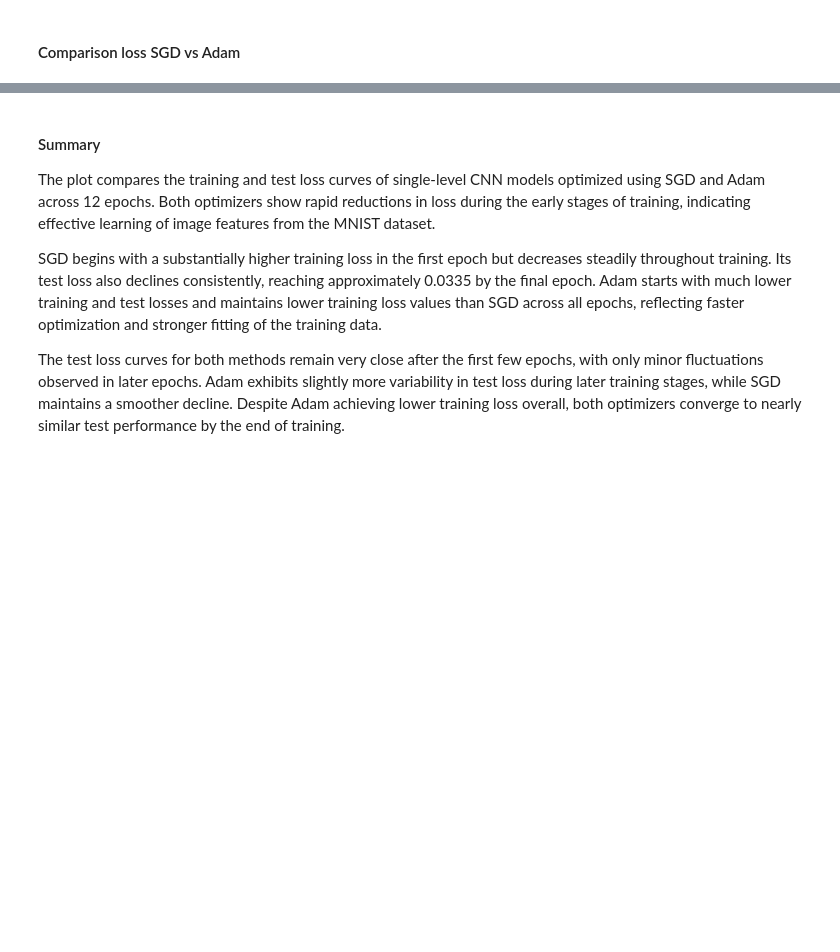
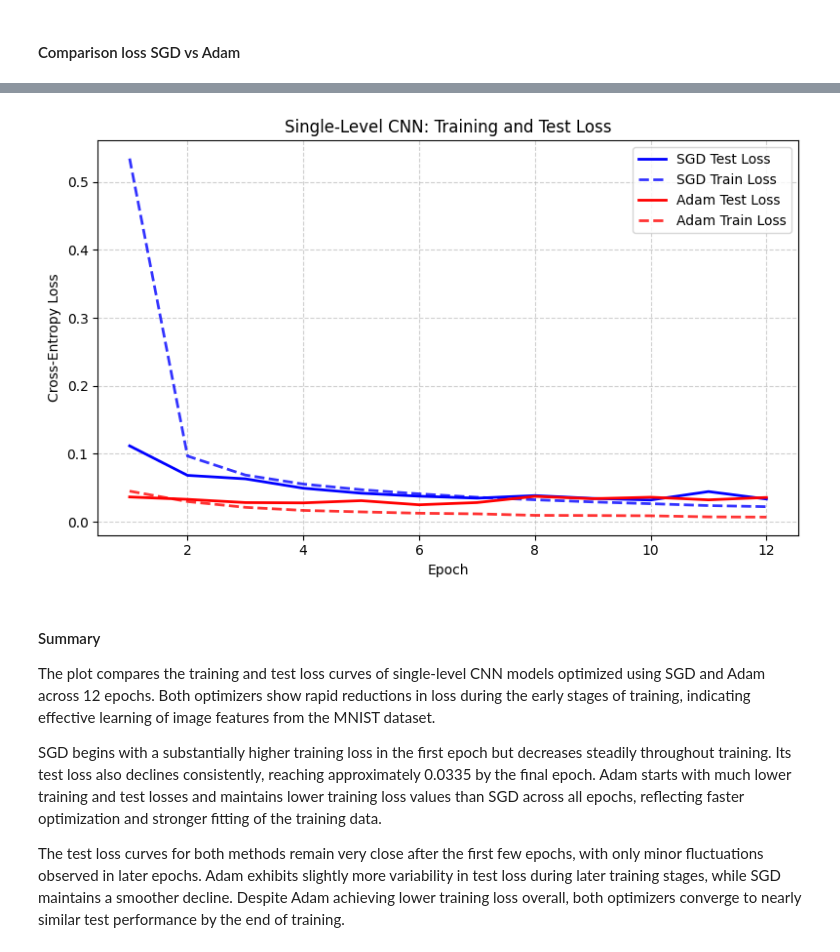
Before and after one commit to Edwin-Kutsushi/computational_ml_project, a Jupyter notebook: notebooks/01_mnist_analysis.ipynb, the cells around one changed output, grey strips where cells are left out. Cells and saved outputs as stored; diff of their text form; code cells hidden in the pictures; blank space fills up the shorter version.

```diff
--- a/notebooks/01_mnist_analysis.ipynb
+++ b/notebooks/01_mnist_analysis.ipynb
@@ -485,3 +450,64 @@ plt.show()
+# %%
+plt.figure(figsize=(8, 5))
+
+# SGD
+plt.plot(
+    epochs,
+    single_results["test_loss"],
+    color="blue",
+    linestyle="-",
+    linewidth=2,
+    label="SGD Test Loss"
+)
+
+plt.plot(
+    epochs,
+    single_results["train_loss"],
+    color="blue",
+    linestyle="--",
+    linewidth=2,
+    alpha=0.8,
+    label="SGD Train Loss"
+)
+
+# Adam
+plt.plot(
+    epochs,
+    adam_results["test_loss"],
+    color="red",
+    linestyle="-",
+    linewidth=2,
+    label="Adam Test Loss"
+)
+
+plt.plot(
+    epochs,
+    adam_results["train_loss"],
+    color="red",
+    linestyle="--",
+    linewidth=2,
+    alpha=0.8,
+    label="Adam Train Loss"
+)
+
+plt.xlabel("Epoch")
+plt.ylabel("Cross-Entropy Loss")
+plt.title("Single-Level CNN: Training and Test Loss")
+
+plt.legend()
+plt.grid(True, linestyle="--", alpha=0.6)
+
+plt.tight_layout()
+
+plt.savefig(
+    mnist_fig_dir / "single_level_cnn_sgd_vs_adam_loss.png",
+    dpi=300,
+    bbox_inches="tight"
+)
+
+plt.show()
+# %% [output]
+[figure, added]
 # %% [markdown]
 #### Summary
 
```
Also changed, not shown: parts of 10 cells of this notebook, 2 other files.
